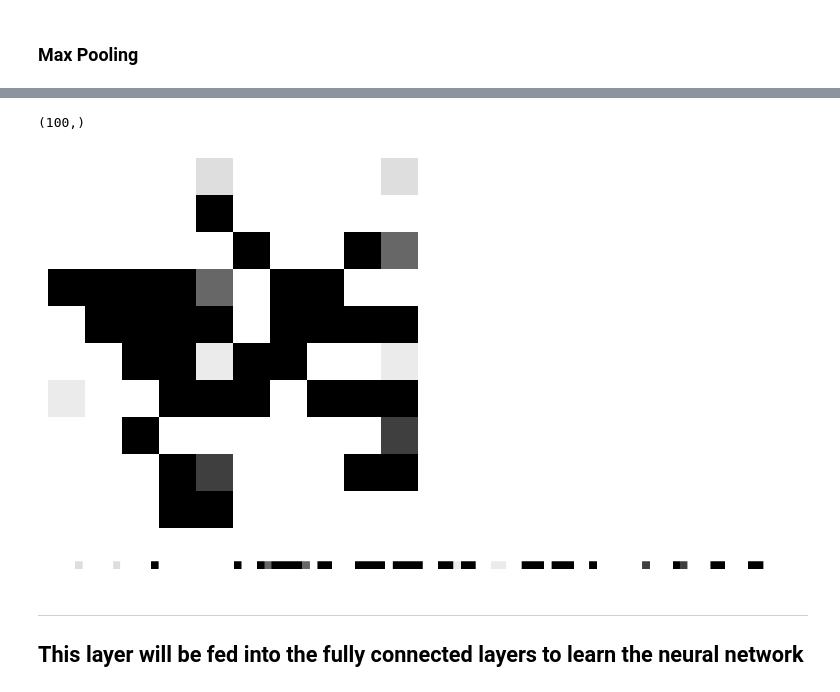
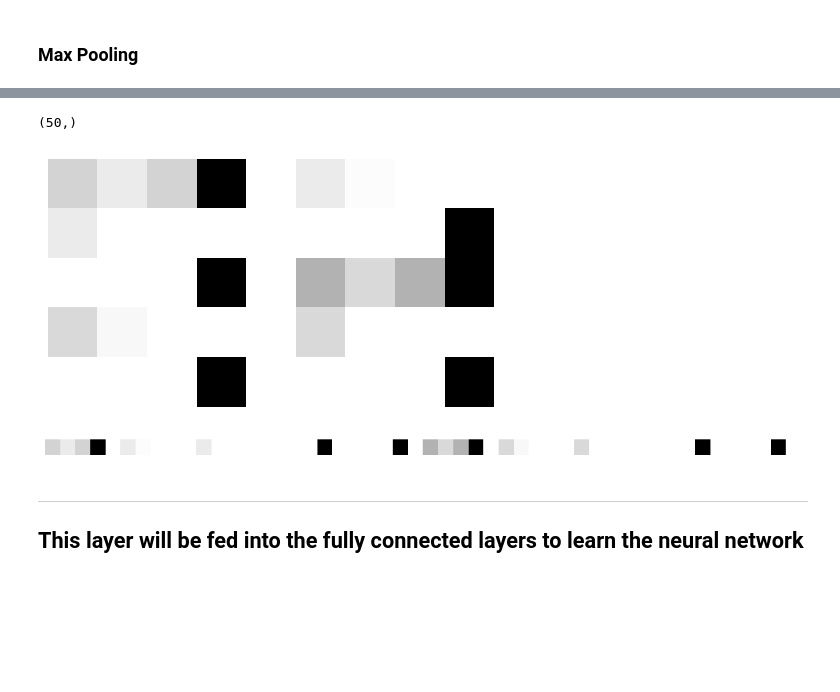
Before and after one commit to subhranil2605/CNN_project_univ, a Jupyter notebook: feature_extraction.ipynb, the cells around one changed output, grey strips where cells are left out. Drawn from its saved outputs; the diff is of its cells as text; code cells hidden in the pictures; blank space fills up the shorter version.

```diff
--- a/feature_extraction.ipynb
+++ b/feature_extraction.ipynb
@@ -185,9 +210,9 @@ biases_2 = np.random.randn(prev_output_len)
 # %%
 filtered_images_2 = []
 
-for ks, b in zip(kernels, biases):
+for ks, b in zip(kernels_2, biases_2):
     r = []
-    for k, layer in zip(ks, out_layer_1):
+    for k, layer in zip(ks, max_pooled_results_1):
         r.append(conv_2d(layer, k))
     filtered_images_2.append(np.sum(r, axis=0) + b)
 
@@ -206,7 +231,7 @@ plt.show()
 # %% [markdown]
 ### Activation: Sigmoid
 # %%
-act_results_2 = np.array([activation(f_img, "sigmoid") for f_img in results])
+act_results_2 = np.array([activation(f_img, "sigmoid") for f_img in filtered_images_2])
 
 for i, f_image in enumerate(act_results_2):
     plt.subplot(2, 2, i + 1)
@@ -221,7 +246,7 @@ plt.show()
 pool_size_2 = 2
 stride_2 = 2
 
-max_pooled_results_2 = np.array([maxpooling_2d(f_image, pool_size_2, stride_2) for f_image in act_results])
+max_pooled_results_2 = np.array([maxpooling_2d(f_image, pool_size_2, stride_2) for f_image in act_results_2])
 
 for i, f_image in enumerate(max_pooled_results_2):
     plt.subplot(2, 2, i + 1)
@@ -236,22 +261,23 @@ max_pooled_results_2.shape
 # %%
-output = max_pooled_results.flatten()
+output = max_pooled_results_2.flatten()
+
+l = len(output)
 output.shape
 # %% [output]
-(100,)
+(50,)
 # %%
-# plt.figure(figsize=(14, 10))
-plt.imshow(layer_out_2.reshape(10, 10), cmap="gray")
+plt.imshow(output.reshape(5, 10), cmap="gray")
 plt.axis("off")
 plt.show()
 # %% [output]
-[figure, old version]
+[figure, new version]
 # %%
 plt.figure(figsize=(14, 10))
-plt.imshow(layer_out_2.reshape(1, 100), cmap="gray")
+plt.imshow(output.reshape(1, l), cmap="gray")
 plt.axis("off")
 plt.show()
 # %% [output]
-[figure, old version]
+[figure, new version]
 # %% [markdown]
 ---
 ## This layer will be fed into the fully connected layers to learn the neural network
```
Also changed, not shown: parts of 16 cells of this notebook.
